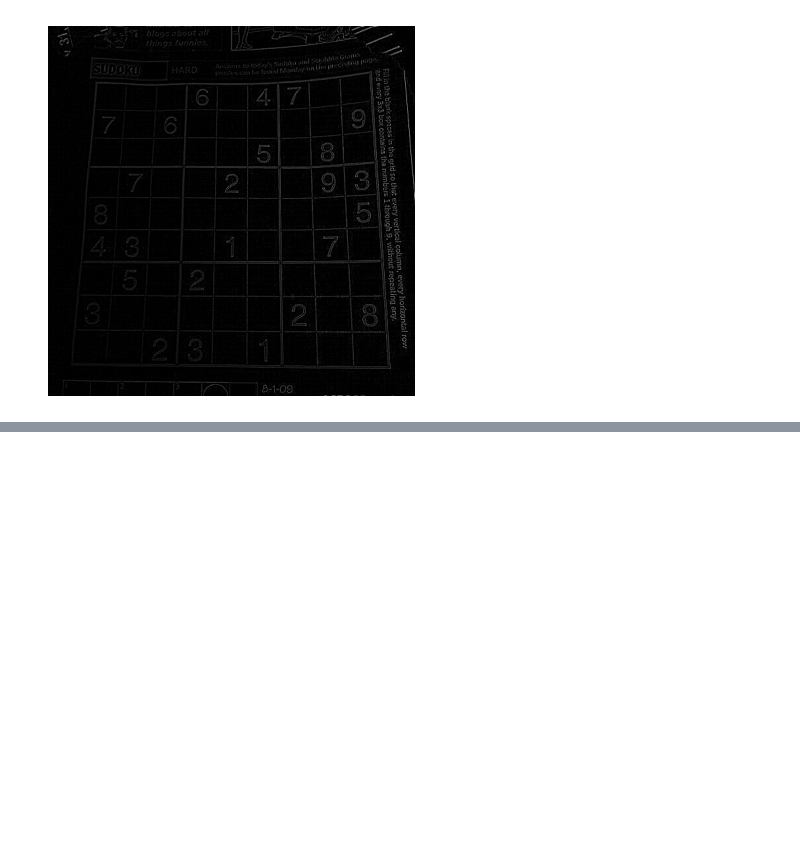
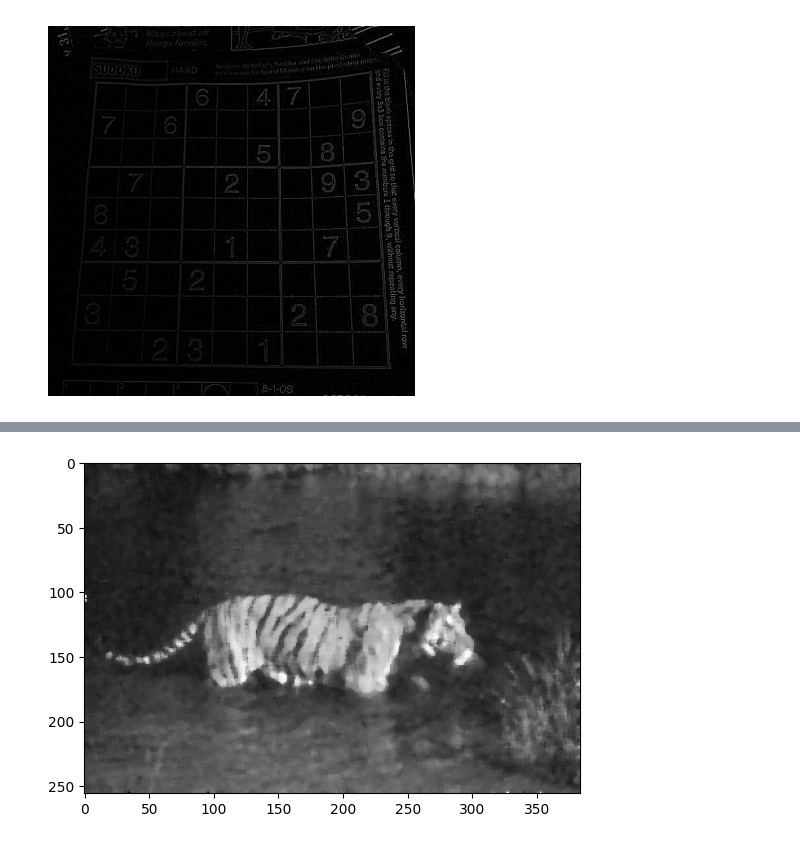
Before and after one commit to mikecr96/PDI-Ago-dic24, a Jupyter notebook: Semana X/filter2.ipynb, the cells around one changed output, grey strips where cells are left out. Cells and saved outputs as stored; diff of their text form; code cells hidden in the pictures; blank space fills up the shorter version.

```diff
--- a/Semana X/filter2.ipynb
+++ b/Semana X/filter2.ipynb
@@ -95,0 +178,5 @@ np.ceil(1.000000001)
+# %%
+plt.imshow(cv.medianBlur(tigre, 5), "gray")
+plt.show()
+# %% [output]
+[figure, added]
```
Also changed, not shown: parts of 25 cells of this notebook.
